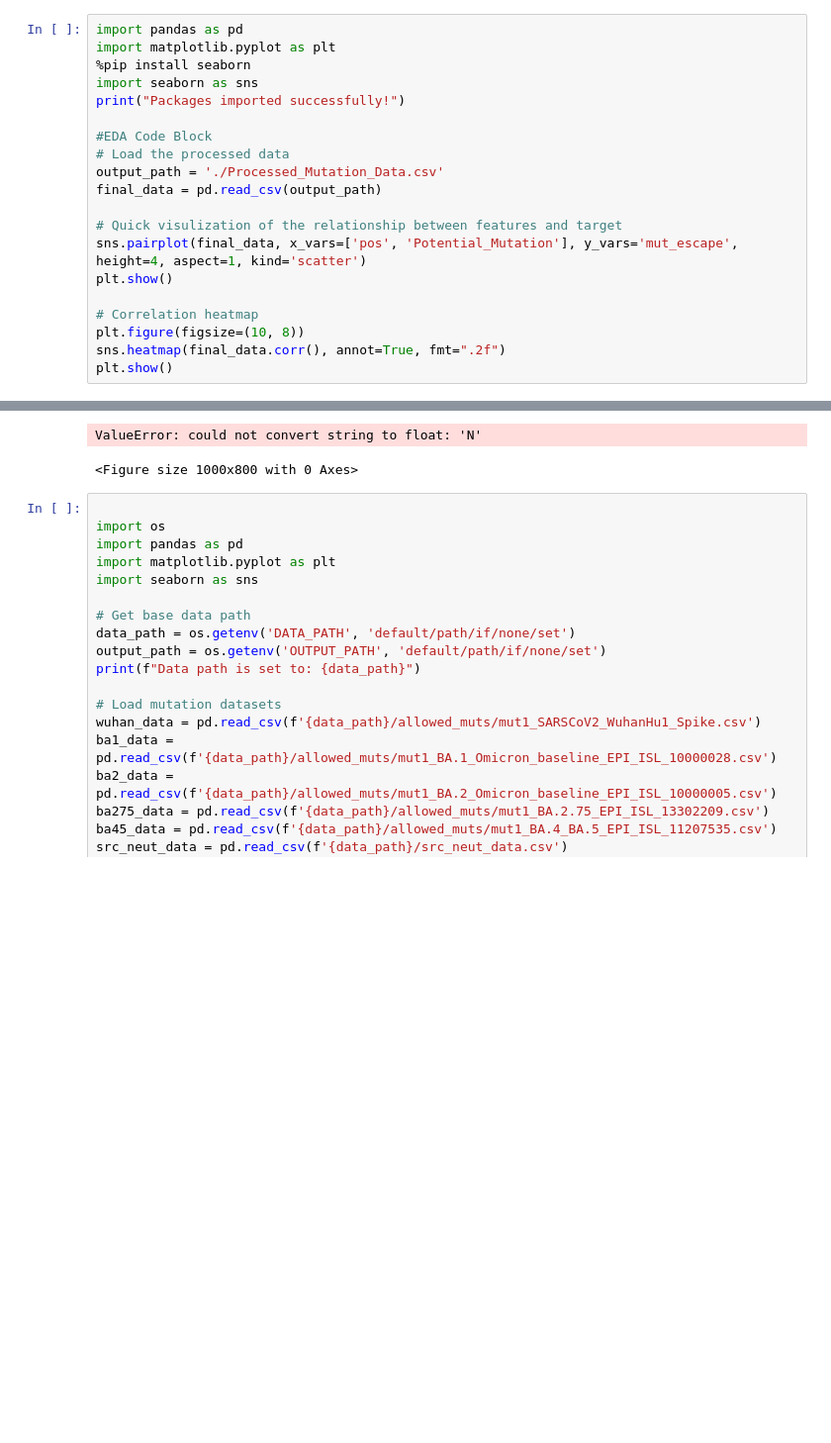
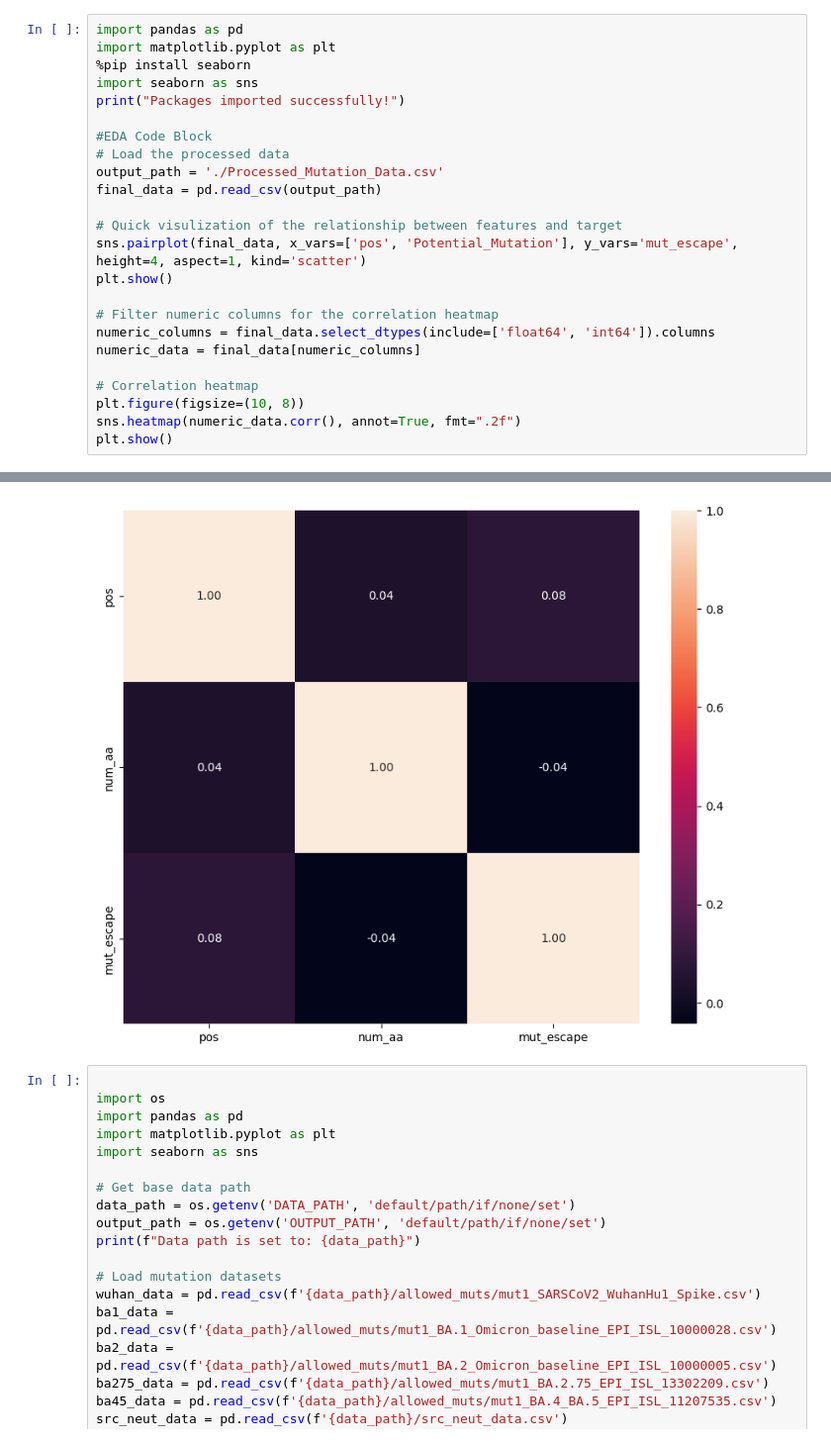
Before and after one commit to RacheleRice/ml_algo_lr, a Jupyter notebook: lrcap2.ipynb, the cells around one changed output, grey strips where cells are left out. Shown at 99% size. Saved outputs shown, nothing was run; the diff lists cells and outputs as text; blank space fills up the shorter version.

Commit message:
filtered  numeric data for correlation heatmap

```diff
--- a/lrcap2.ipynb
+++ b/lrcap2.ipynb
@@ -14,8 +14,12 @@ final_data = pd.read_csv(output_path)
 sns.pairplot(final_data, x_vars=['pos', 'Potential_Mutation'], y_vars='mut_escape', height=4, aspect=1, kind='scatter')
 plt.show()
 
+# Filter numeric columns for the correlation heatmap
+numeric_columns = final_data.select_dtypes(include=['float64', 'int64']).columns
+numeric_data = final_data[numeric_columns]
+
 # Correlation heatmap
 plt.figure(figsize=(10, 8))
-sns.heatmap(final_data.corr(), annot=True, fmt=".2f")
+sns.heatmap(numeric_data.corr(), annot=True, fmt=".2f")
 plt.show()
 # %% [output]
@@ -37,8 +41,7 @@ Successfully installed seaborn-0.13.2
 Note: you may need to restart the kernel to use updated packages.
 Packages imported successfully!
 [figure]
-ValueError: could not convert string to float: 'N'
-<Figure size 1000x800 with 0 Axes>
+[figure, added]
 # %%
 
 import os
```
Also changed, not shown: parts of 1 cell of this notebook.
